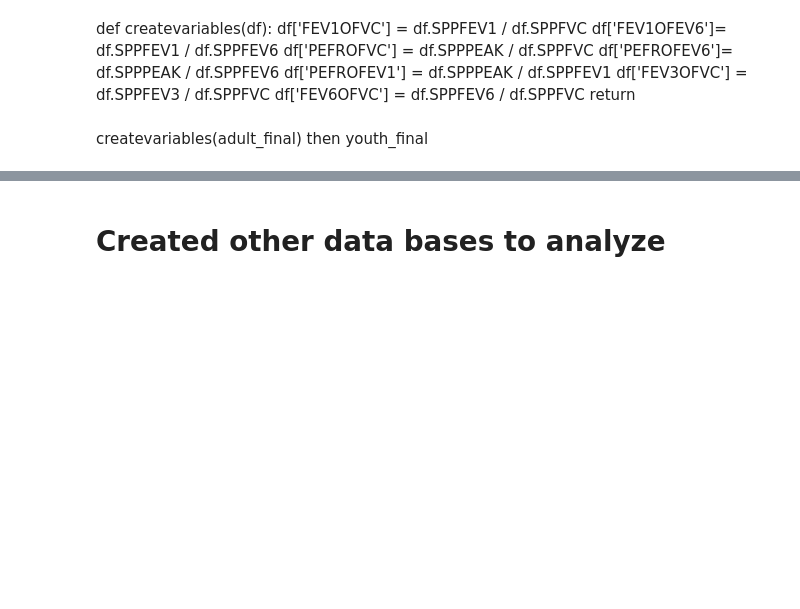
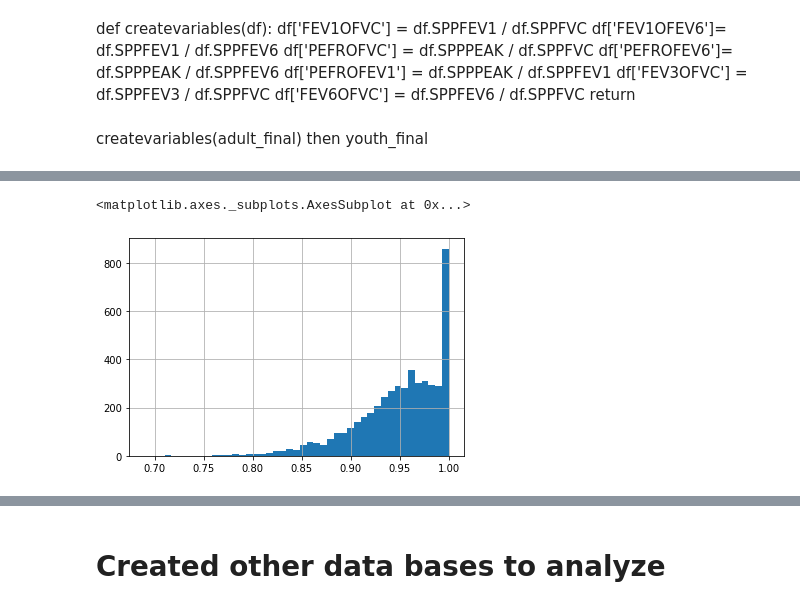
Before and after one commit to climatebrad/nhanes, a Jupyter notebook: nhanes.doug-Copy1.ipynb, the cells around one changed output, grey strips where cells are left out. Saved outputs shown, nothing was run; the diff lists cells and outputs as text; code cells hidden in the pictures; blank space fills up the shorter version.

```diff
--- a/nhanes.doug-Copy1.ipynb
+++ b/nhanes.doug-Copy1.ipynb
@@ -969,0 +1668,5 @@ adult_final.FEV1OFVC.hist(bins='auto')
+# %%
+adult_final.FEV3OFVC.hist(bins='auto')
+# %% [output]
+<matplotlib.axes._subplots.AxesSubplot at 0x...>
+[figure, added]
```
Also changed, not shown: parts of 260 cells of this notebook.
